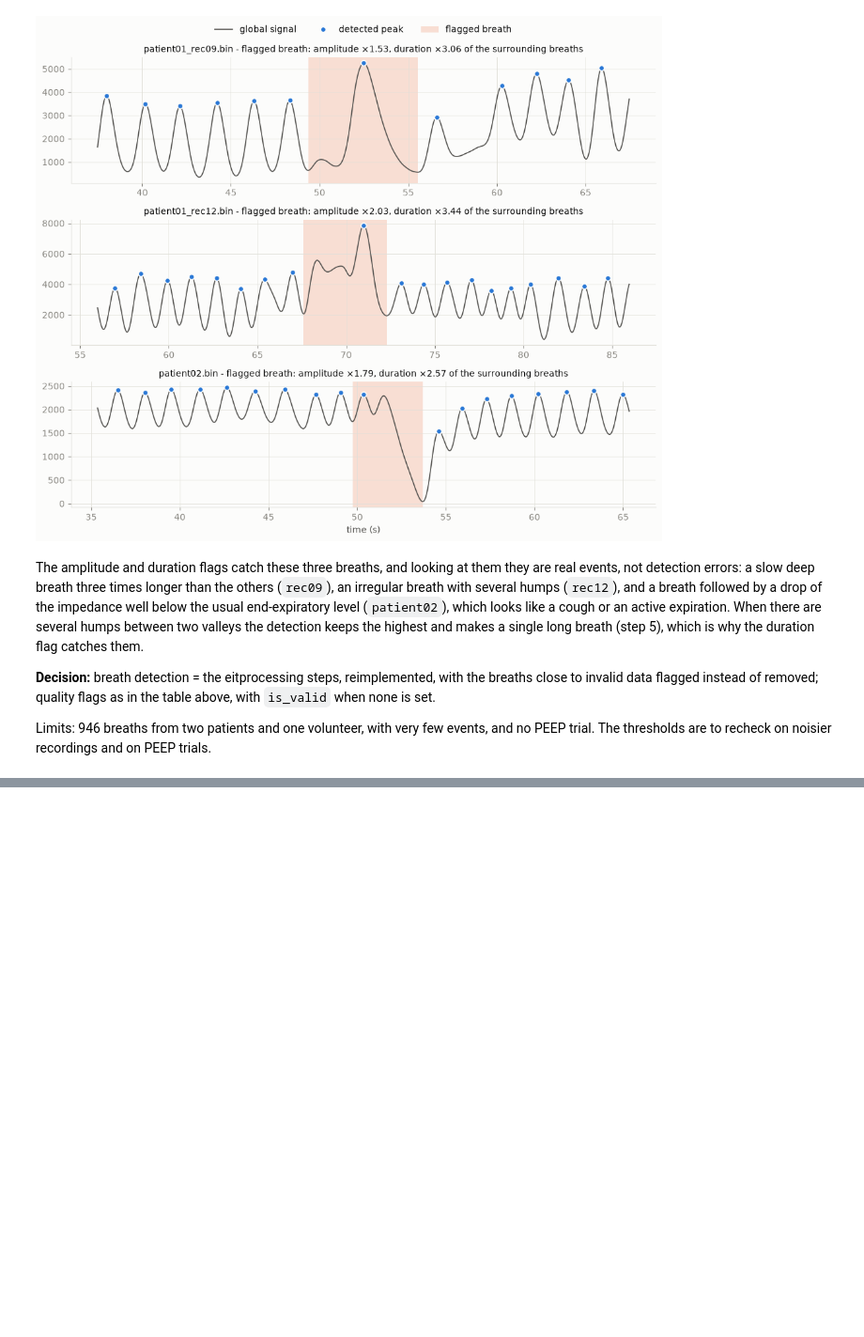
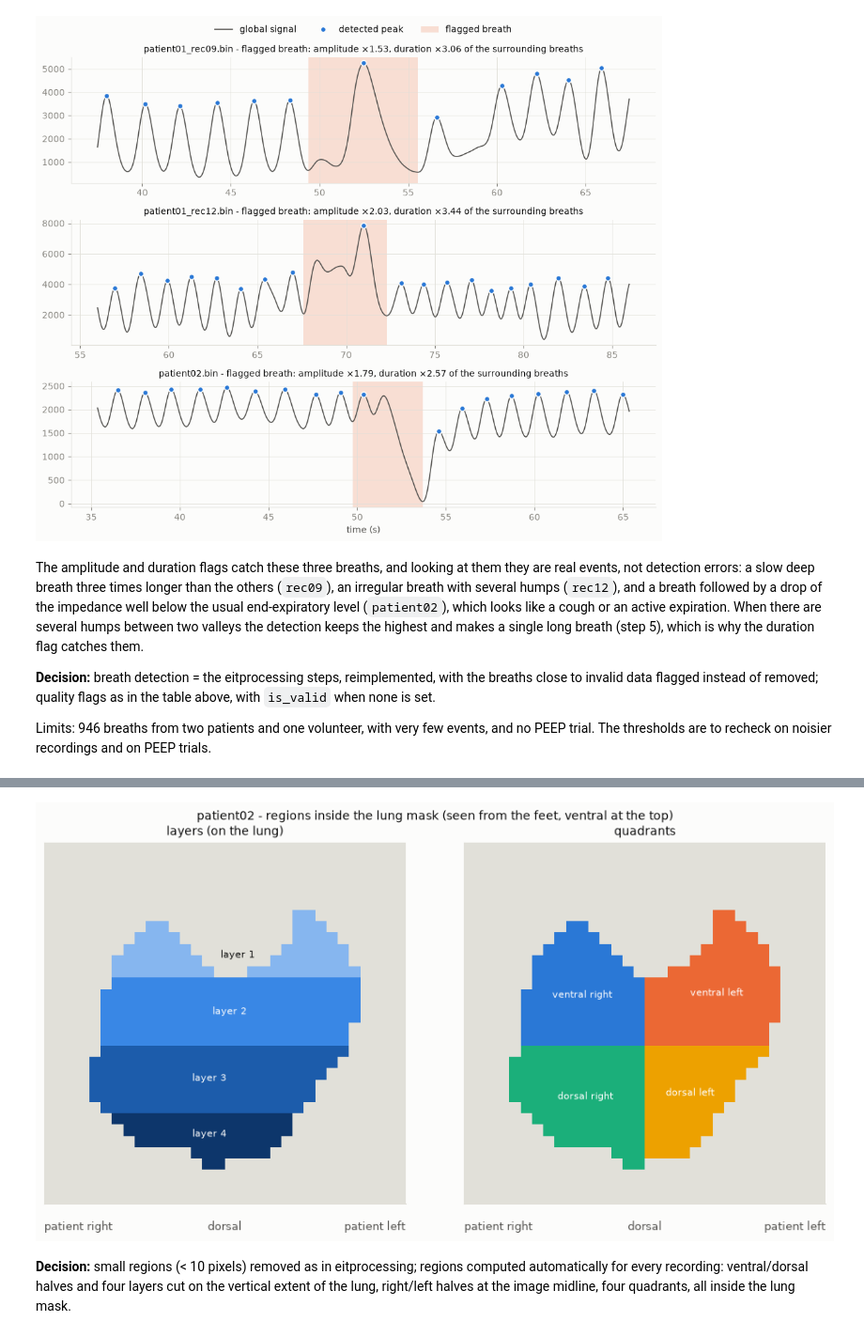
Before and after one commit to Kernel236/fastEIT, a Jupyter notebook: notebooks/05_preprocessing_choices.ipynb, the cells around one changed output, grey strips where cells are left out. Shown at 94% size. Drawn from its saved outputs; the diff is of its cells as text; code cells hidden in the pictures; blank space fills up the shorter version.

```diff
--- a/notebooks/05_preprocessing_choices.ipynb
+++ b/notebooks/05_preprocessing_choices.ipynb
@@ -1009,0 +1140,31 @@ on noisier recordings and on PEEP trials.
+# %%
+from matplotlib import colors as mcolors
+
+mean_tiv, mask = final["patient02.bin"]
+regions = lung_regions(mask)
+layer_colors = ["#86b6ef", "#3987e5", "#1c5cab", "#0d366b"]
+quadrant_colors = {"ventral_right": BLUE, "ventral_left": ORANGE, "dorsal_right": AQUA, "dorsal_left": "#eda100"}
+fig, axes = plt.subplots(1, 2, figsize=(10, 5))
+for ax, (title, items) in zip(axes, [
+    ("layers (on the lung)", [(f"layer_{k + 1}", layer_colors[k], f"layer {k + 1}") for k in range(4)]),
+    ("quadrants", [(n, c, n.replace("_", " ")) for n, c in quadrant_colors.items()]),
+]):
+    img = np.ones(mask.shape + (3,)) * np.array(mcolors.to_rgb(GRID))
+    for region, color, label in items:
+        img[regions[region]] = mcolors.to_rgb(color)
+        r, c = np.argwhere(regions[region]).mean(axis=0)
+        ax.text(c, r, label, ha="center", va="center", fontsize=8, color="white" if region != "layer_1" else INK,
+                bbox=dict(facecolor="none", edgecolor="none"))
+    ax.imshow(img, interpolation="nearest")
+    ax.set_title(title, fontsize=10); ax.set_xticks([]); ax.set_yticks([]); ax.grid(False)
+    ax.text(-0.5, 33, "patient right", fontsize=9, color=INK2, ha="left", va="top")
+    ax.text(31.5, 33, "patient left", fontsize=9, color=INK2, ha="right", va="top")
+    ax.text(15.5, 33, "dorsal", fontsize=9, color=INK2, ha="center", va="top")
+fig.suptitle("patient02 - regions inside the lung mask (seen from the feet, ventral at the top)", fontsize=10)
+plt.tight_layout(); plt.show()
+# %% [output]
+[figure, added]
+# %% [markdown]
+**Decision:** small regions (< 10 pixels) removed as in eitprocessing; regions computed automatically for every
+recording: ventral/dorsal halves and four layers cut on the vertical extent of the lung, right/left halves at the image
+midline, four quadrants, all inside the lung mask.
```
Also changed, not shown: parts of 7 cells of this notebook.
